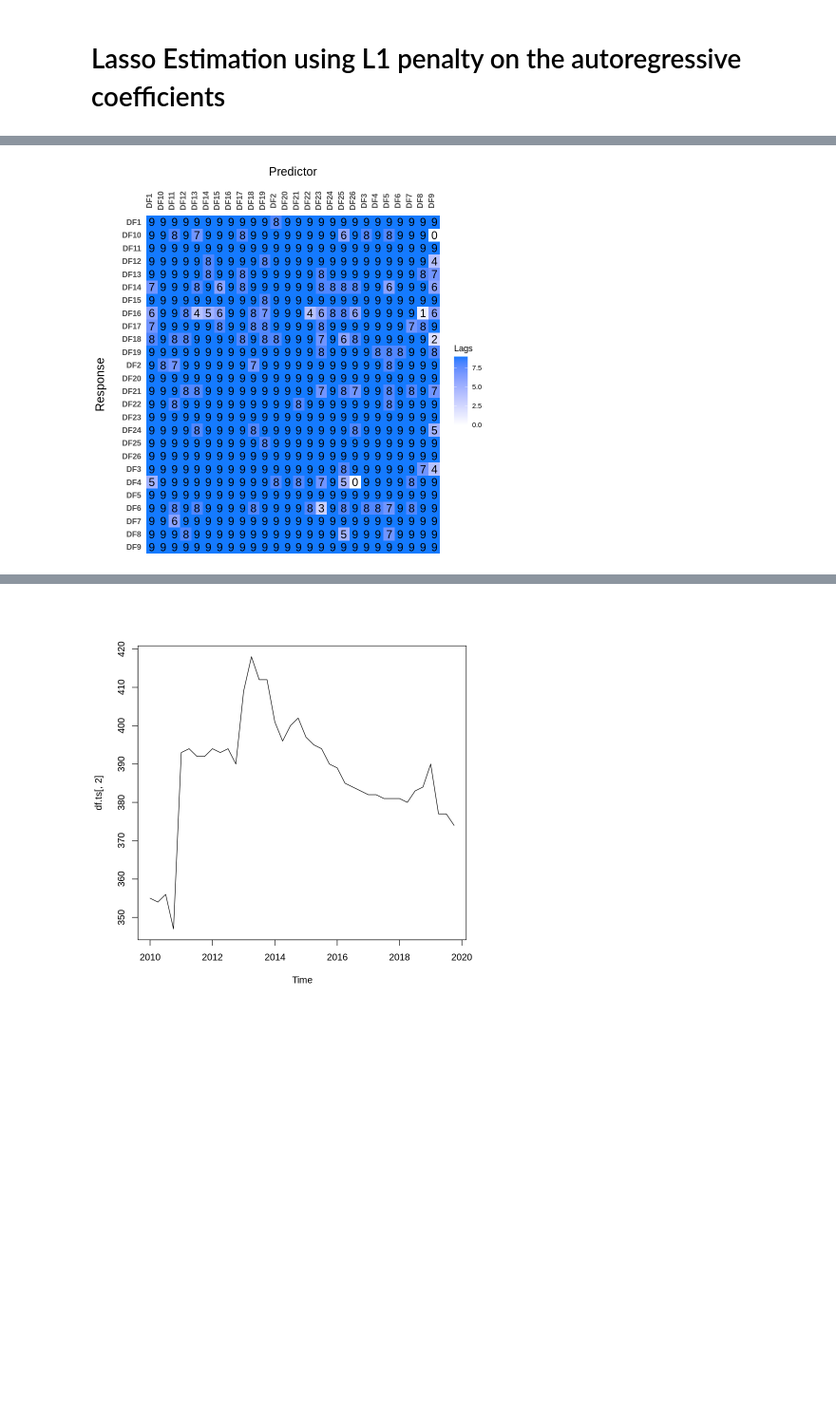
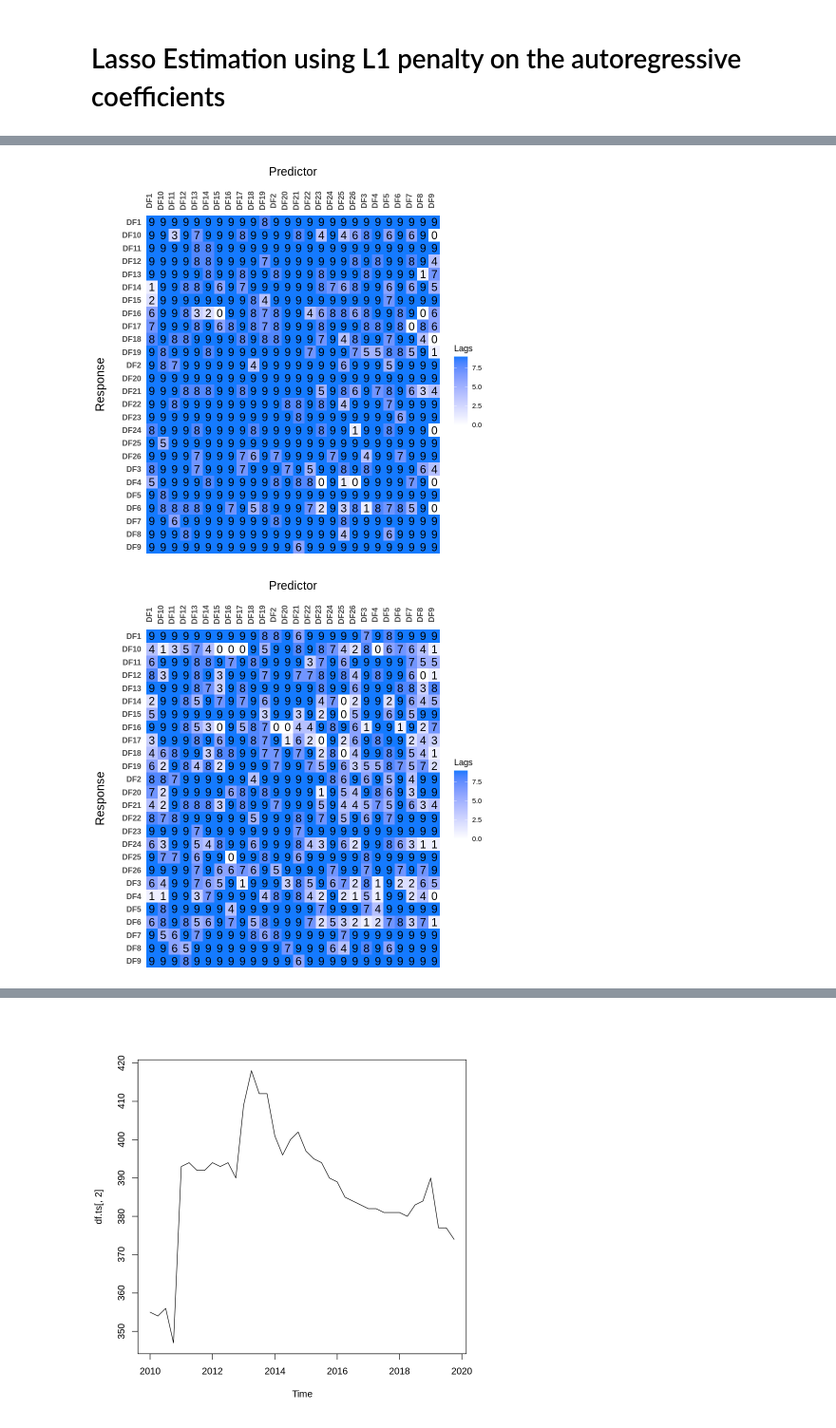
Before and after one commit to Jay-boo/TimeSeries_ACOSS, a Jupyter notebook: multivariate_LASSO.ipynb, the cells around one changed output, grey strips where cells are left out. Shown at 95% size. Saved outputs shown, nothing was run; the diff lists cells and outputs as text; code cells hidden in the pictures; blank space fills up the shorter version.

Commit message:
LASSO model

```diff
--- a/multivariate_LASSO.ipynb
+++ b/multivariate_LASSO.ipynb
@@ -156,12 +131,12 @@ plot_series <- function(Y){
 # %% [markdown]
 # Lasso Estimation using L1 penalty on the autoregressive coefficients
+# %%
+VAR.HLAG <-sparseVAR(
+    Y=scale(df),# We're using HLag estimators
+    selection="cv"
+)
 # %%
-VAR.L1.1 <-sparseVAR(
-    Y=scale(df),
-    VARpen="L1",
-)
+VAR.L1 <- sparseVAR(Y=scale(df),  # standardising the data
+                   selection = "cv", # using time series cross-validation
+                   VARpen = "L1") # using the lasso penalty
-# %%
-VAR.L1.2 <- sparseVAR(Y=scale(df),  # standardising the data
-                   selection = "cv", # using time series cross-validation
-                   VARpen = "L1") # using the lasso penalty
 # %%
@@ -171,4 +148,6 @@ plot_cv(VAR.L1.2)
 # %%
-LhatL1 <- lagmatrix(fit=VAR.L1.2, returnplot=TRUE)
+LhatL1 <- lagmatrix(fit=VAR.L1, returnplot=TRUE)
+LhatHLag <- lagmatrix(fit=VAR.HLAG, returnplot=TRUE)
 # %% [output]
-[figure, old version]
+[figure, new version]
+[figure, added]
```
Also changed, not shown: parts of 28 cells of this notebook, 27 other files.
